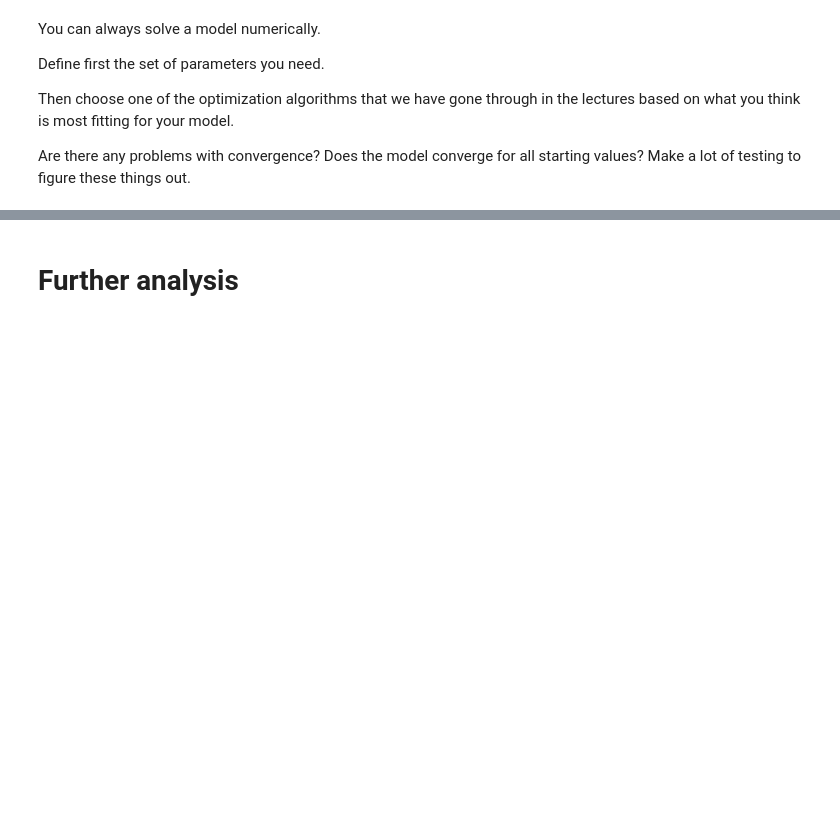
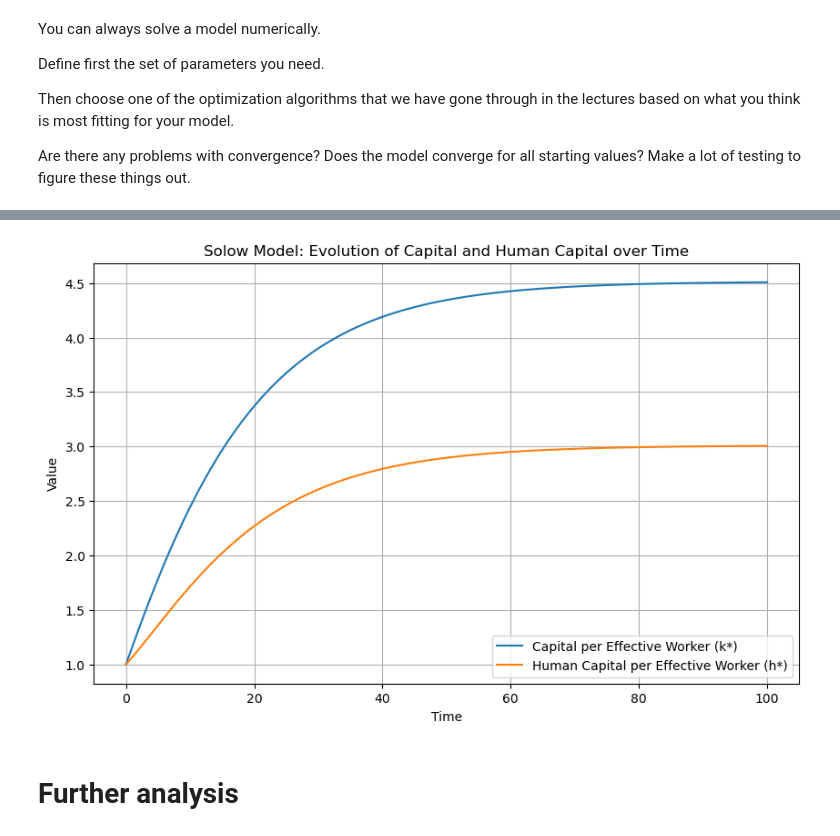
Before and after one commit to NumEconCopenhagen/projects-2024-mikkel-nikolas, a Jupyter notebook: modelproject/trying something.ipynb, the cells around one changed output, grey strips where cells are left out. Cells and saved outputs as stored; diff of their text form; code cells hidden in the pictures; blank space fills up the shorter version.

Commit message:
transitions diagram

```diff
--- a/modelproject/trying something.ipynb
+++ b/modelproject/trying something.ipynb
@@ -187,3 +87,50 @@ plt.show()
+# %%
+import numpy as np
+import matplotlib.pyplot as plt
+
+# Define the Solow model transition equations
+def solow_model_dynamics(k, h, s_K, s_H, alpha, phi, n, g, delta):
+    k_next = (1 / ((1 + n) * (1 + g))) * (s_K * k**alpha * h**phi + (1 - delta) * k)
+    h_next = (1 / ((1 + n) * (1 + g))) * (s_H * k**alpha * h**phi + (1 - delta) * h)
+    return k_next, h_next
+
+# Define parameter values
+s_K = 0.3
+s_H = 0.2
+alpha = 0.3
+phi = 0.2
+n = 0.02
+g = 0.01
+delta = 0.1
+
+# Initial conditions
+k0 = 1.0  # Initial capital per effective worker
+h0 = 1.0  # Initial human capital per effective worker
+
+# Time points for integration (0 to 100 time units)
+t = np.arange(0, 101)  # Time grid
+
+# Simulate the dynamics of capital and human capital over time
+k_sol = np.zeros(len(t))
+h_sol = np.zeros(len(t))
+k_sol[0] = k0
+h_sol[0] = h0
+
+for i in range(1, len(t)):
+    k_sol[i], h_sol[i] = solow_model_dynamics(k_sol[i-1], h_sol[i-1], s_K, s_H, alpha, phi, n, g, delta)
+
+# Plot the evolution of capital and human capital over time
+plt.figure(figsize=(10, 6))
+plt.plot(t, k_sol, label='Capital per Effective Worker (k*)')
+plt.plot(t, h_sol, label='Human Capital per Effective Worker (h*)')
+plt.xlabel('Time')
+plt.ylabel('Value')
+plt.title('Solow Model: Evolution of Capital and Human Capital over Time')
+plt.legend()
+plt.grid(True)
+plt.show()
+# %% [output]
+[figure, added]
 # %% [markdown]
 # Further analysis
 # %% [markdown]
```
Also changed, not shown: parts of 4 cells of this notebook.
